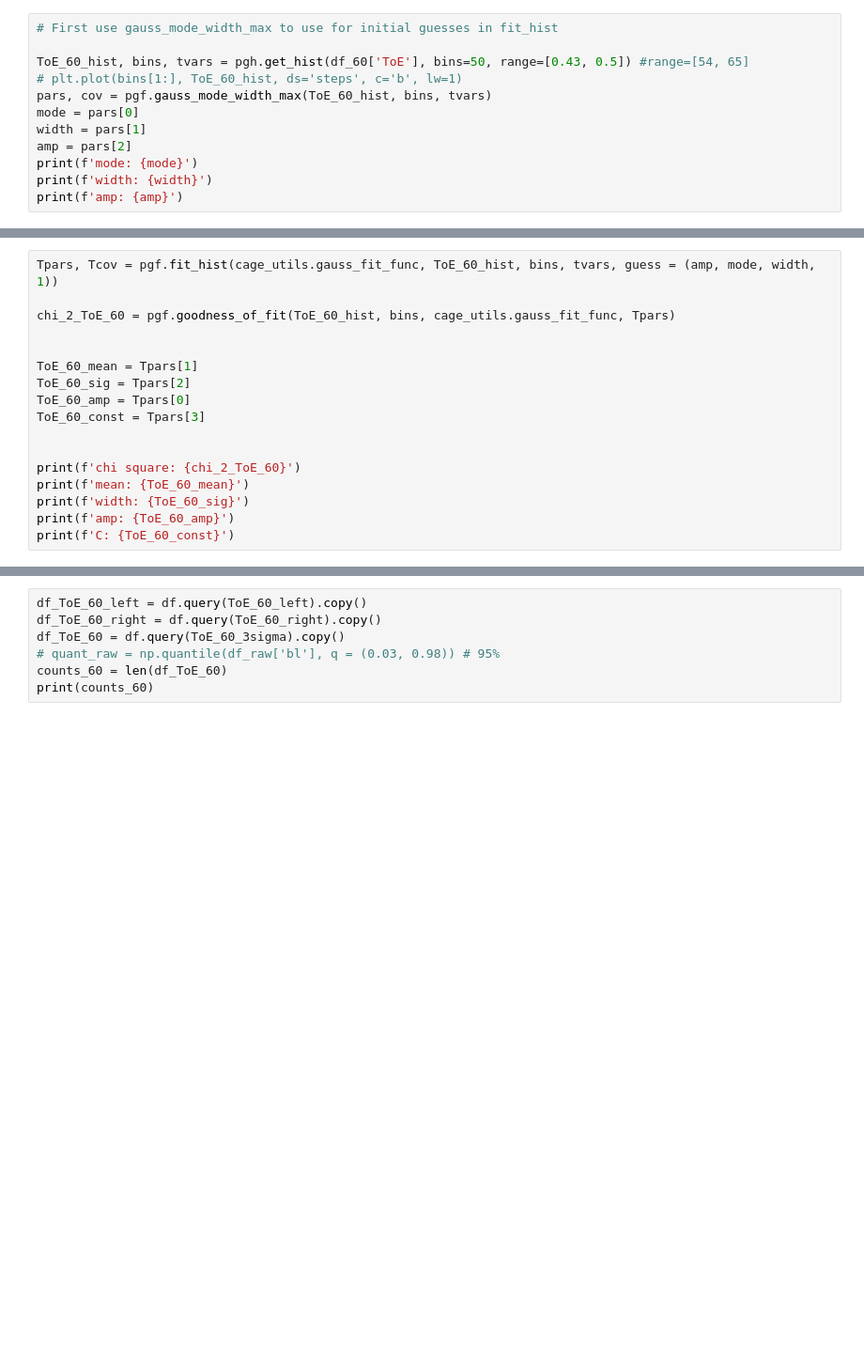
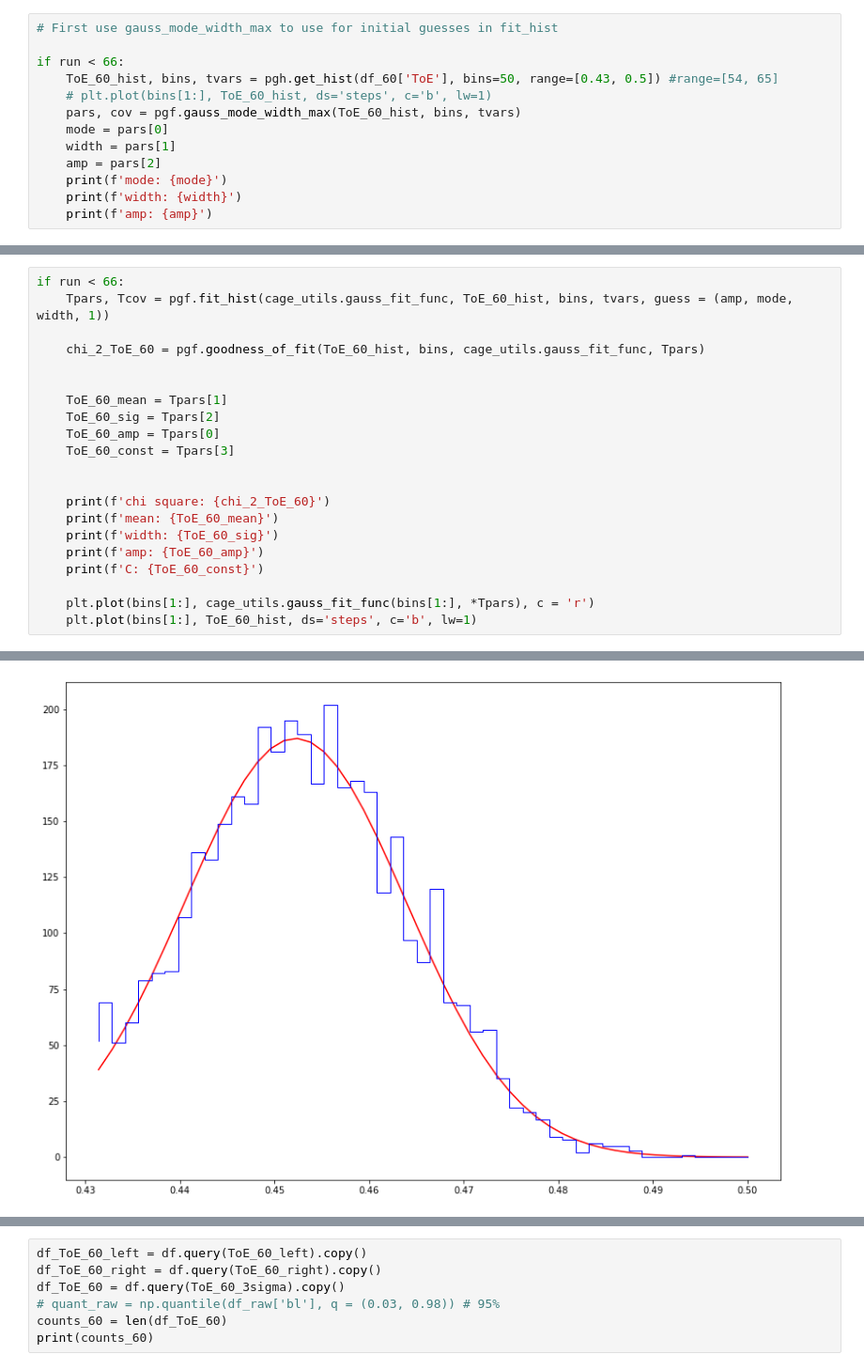
Before and after one commit to legend-exp/CAGE, a Jupyter notebook: analysis/ToE.ipynb, the cells around one changed output, grey strips where cells are left out. Shown at 94% size. Drawn from its saved outputs; the diff is of its cells as text; blank space fills up the shorter version.

```diff
--- a/analysis/ToE.ipynb
+++ b/analysis/ToE.ipynb
@@ -176,12 +215,13 @@ plt.show()
 # %%
 # First use gauss_mode_width_max to use for initial guesses in fit_hist
 
-ToE_60_hist, bins, tvars = pgh.get_hist(df_60['ToE'], bins=50, range=[0.43, 0.5]) #range=[54, 65]
-# plt.plot(bins[1:], ToE_60_hist, ds='steps', c='b', lw=1)
-pars, cov = pgf.gauss_mode_width_max(ToE_60_hist, bins, tvars)
-mode = pars[0]
-width = pars[1]
-amp = pars[2]
-print(f'mode: {mode}')
-print(f'width: {width}')
-print(f'amp: {amp}')
+if run < 66:
+    ToE_60_hist, bins, tvars = pgh.get_hist(df_60['ToE'], bins=50, range=[0.43, 0.5]) #range=[54, 65]
+    # plt.plot(bins[1:], ToE_60_hist, ds='steps', c='b', lw=1)
+    pars, cov = pgf.gauss_mode_width_max(ToE_60_hist, bins, tvars)
+    mode = pars[0]
+    width = pars[1]
+    amp = pars[2]
+    print(f'mode: {mode}')
+    print(f'width: {width}')
+    print(f'amp: {amp}')
@@ -188,17 +232,22 @@ print(f'amp: {amp}')
 # %%
-Tpars, Tcov = pgf.fit_hist(cage_utils.gauss_fit_func, ToE_60_hist, bins, tvars, guess = (amp, mode, width, 1))
+if run < 66:
+    Tpars, Tcov = pgf.fit_hist(cage_utils.gauss_fit_func, ToE_60_hist, bins, tvars, guess = (amp, mode, width, 1))
 
-chi_2_ToE_60 = pgf.goodness_of_fit(ToE_60_hist, bins, cage_utils.gauss_fit_func, Tpars)
+    chi_2_ToE_60 = pgf.goodness_of_fit(ToE_60_hist, bins, cage_utils.gauss_fit_func, Tpars)
 
 
-ToE_60_mean = Tpars[1]
-ToE_60_sig = Tpars[2]
-ToE_60_amp = Tpars[0]
-ToE_60_const = Tpars[3]
+    ToE_60_mean = Tpars[1]
+    ToE_60_sig = Tpars[2]
+    ToE_60_amp = Tpars[0]
+    ToE_60_const = Tpars[3]
 
 
-print(f'chi square: {chi_2_ToE_60}')
-print(f'mean: {ToE_60_mean}')
-print(f'width: {ToE_60_sig}')
-print(f'amp: {ToE_60_amp}')
-print(f'C: {ToE_60_const}')
+    print(f'chi square: {chi_2_ToE_60}')
+    print(f'mean: {ToE_60_mean}')
+    print(f'width: {ToE_60_sig}')
+    print(f'amp: {ToE_60_amp}')
+    print(f'C: {ToE_60_const}')
+
+    plt.plot(bins[1:], cage_utils.gauss_fit_func(bins[1:], *Tpars), c = 'r')
+    plt.plot(bins[1:], ToE_60_hist, ds='steps', c='b', lw=1)
+# %% [output]
@@ -204,0 +259 @@ print(f'C: {ToE_60_const}')
+[figure, added]
```
Also changed, not shown: parts of 48 cells of this notebook, 16 other files.
